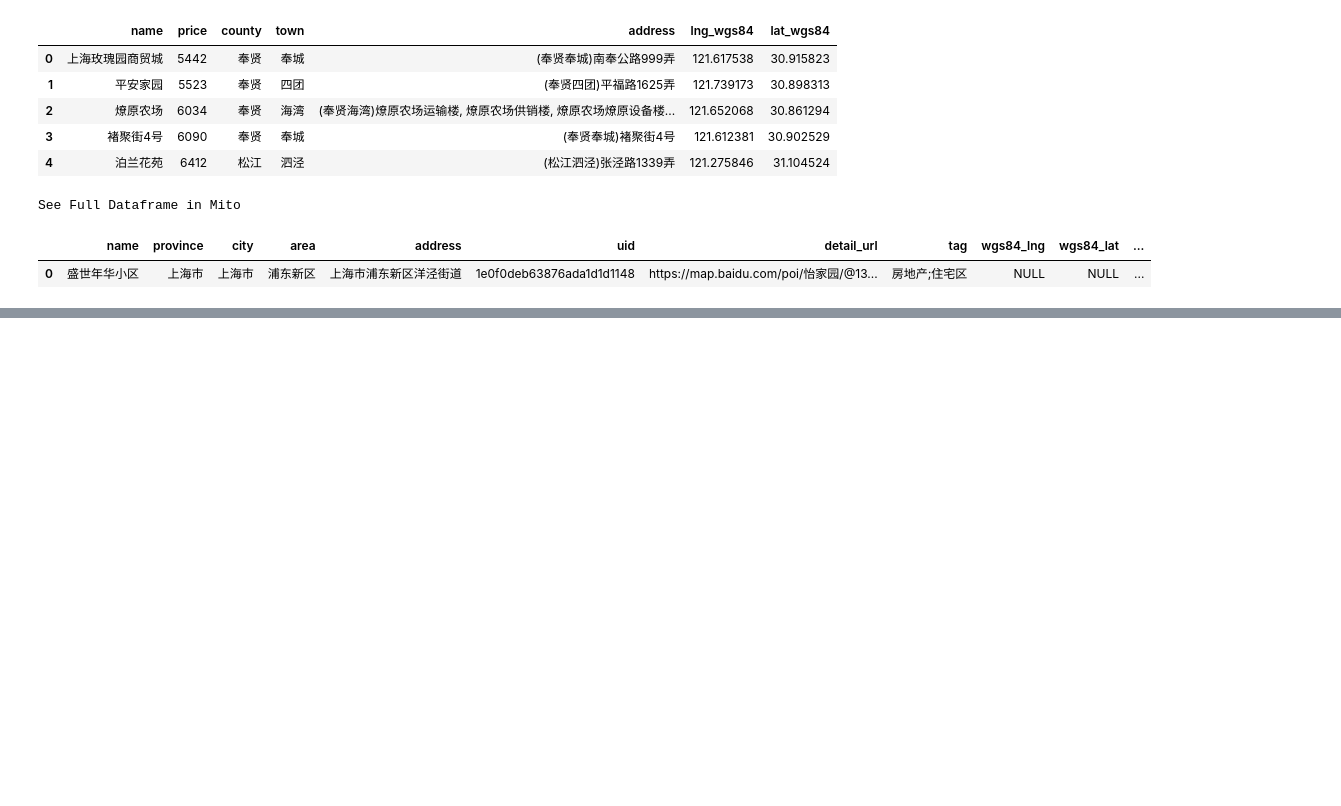
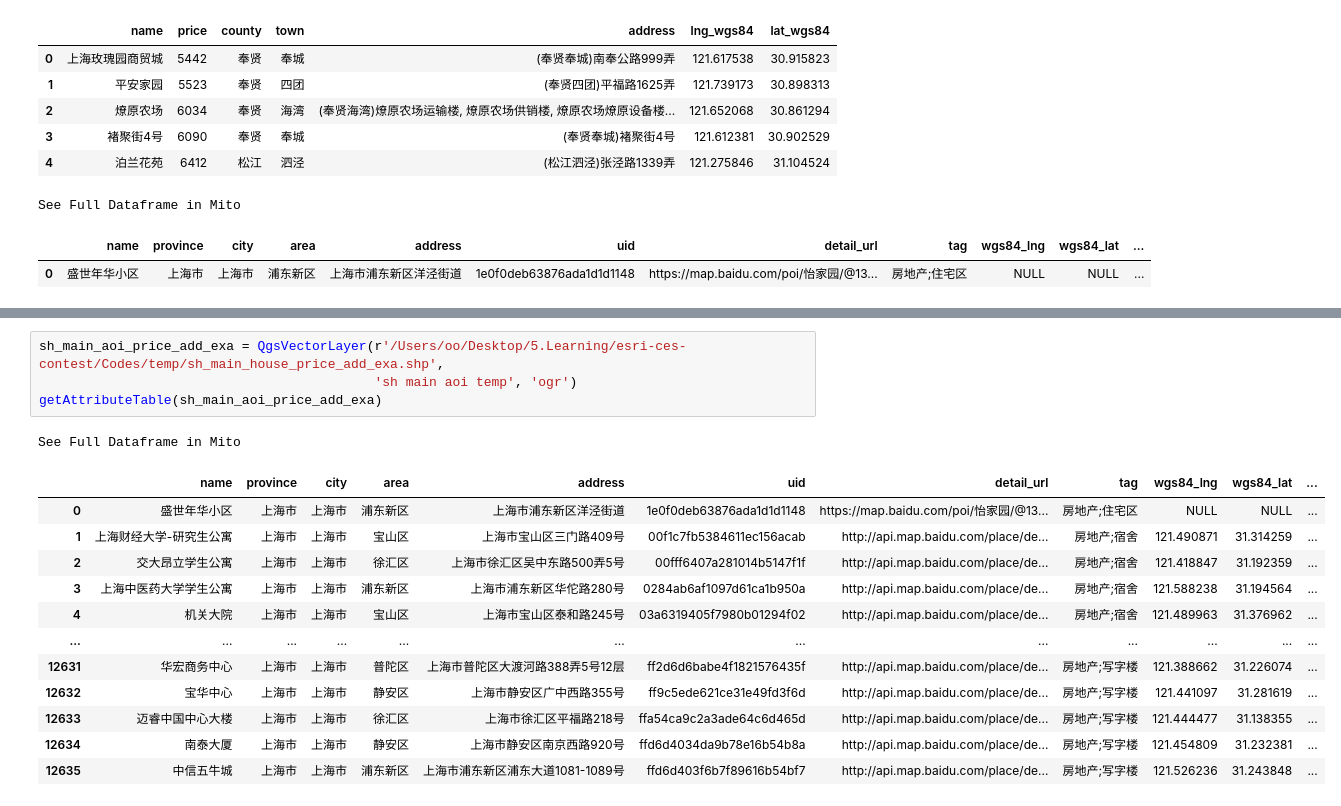
Before and after one commit to Ashes814/esri-ces-contest, a Jupyter notebook: Codes/output_main_uraban.ipynb, the cells around one changed output, grey strips where cells are left out. Cells and saved outputs as stored; diff of their text form; blank space fills up the shorter version.

```diff
--- a/Codes/output_main_uraban.ipynb
+++ b/Codes/output_main_uraban.ipynb
@@ -91,0 +210,18 @@ See Full Dataframe in Mito
+# %%
+sh_main_aoi_price_add_exa = QgsVectorLayer(r'/Users/oo/Desktop/5.Learning/esri-ces-contest/Codes/temp/sh_main_house_price_add_exa.shp',
+                                           'sh main aoi temp', 'ogr')
+getAttributeTable(sh_main_aoi_price_add_exa)
+# %% [output]
+See Full Dataframe in Mito
+|  | name | province | city | area | address | uid | detail_url | tag | wgs84_lng | wgs84_lat | ... |
+| 0 | 盛世年华小区 | 上海市 | 上海市 | 浦东新区 | 上海市浦东新区洋泾街道 | 1e0f0deb63876ada1d1d1148 | https://map.baidu.com/poi/怡家园/@13... | 房地产;住宅区 | NULL | NULL | ... |
+| 1 | 上海财经大学-研究生公寓 | 上海市 | 上海市 | 宝山区 | 上海市宝山区三门路409号 | 00f1c7fb5384611ec156acab | http://api.map.baidu.com/place/de... | 房地产;宿舍 | 121.490871 | 31.314259 | ... |
+| 2 | 交大昂立学生公寓 | 上海市 | 上海市 | 徐汇区 | 上海市徐汇区吴中东路500弄5号 | 00fff6407a281014b5147f1f | http://api.map.baidu.com/place/de... | 房地产;宿舍 | 121.418847 | 31.192359 | ... |
+| 3 | 上海中医药大学学生公寓 | 上海市 | 上海市 | 浦东新区 | 上海市浦东新区华佗路280号 | 0284ab6af1097d61ca1b950a | http://api.map.baidu.com/place/de... | 房地产;宿舍 | 121.588238 | 31.194564 | ... |
+| 4 | 机关大院 | 上海市 | 上海市 | 宝山区 | 上海市宝山区泰和路245号 | 03a6319405f7980b01294f02 | http://api.map.baidu.com/place/de... | 房地产;宿舍 | 121.489963 | 31.376962 | ... |
+| ... | ... | ... | ... | ... | ... | ... | ... | ... | ... | ... | ... |
+| 12631 | 华宏商务中心 | 上海市 | 上海市 | 普陀区 | 上海市普陀区大渡河路388弄5号12层 | ff2d6d6babe4f1821576435f | http://api.map.baidu.com/place/de... | 房地产;写字楼 | 121.388662 | 31.226074 | ... |
+| 12632 | 宝华中心 | 上海市 | 上海市 | 静安区 | 上海市静安区广中西路355号 | ff9c5ede621ce31e49fd3f6d | http://api.map.baidu.com/place/de... | 房地产;写字楼 | 121.441097 | 31.281619 | ... |
+| 12633 | 迈睿中国中心大楼 | 上海市 | 上海市 | 徐汇区 | 上海市徐汇区平福路218号 | ffa54ca9c2a3ade64c6d465d | http://api.map.baidu.com/place/de... | 房地产;写字楼 | 121.444477 | 31.138355 | ... |
+| 12634 | 南泰大厦 | 上海市 | 上海市 | 静安区 | 上海市静安区南京西路920号 | ffd6d4034da9b78e16b54b8a | http://api.map.baidu.com/place/de... | 房地产;写字楼 | 121.454809 | 31.232381 | ... |
+| 12635 | 中信五牛城 | 上海市 | 上海市 | 浦东新区 | 上海市浦东新区浦东大道1081-1089号 | ffd6d403f6b7f89616b54bf7 | http://api.map.baidu.com/place/de... | 房地产;写字楼 | 121.526236 | 31.243848 | ... |
```
Also changed, not shown: parts of 10 cells of this notebook, 13 other files.
